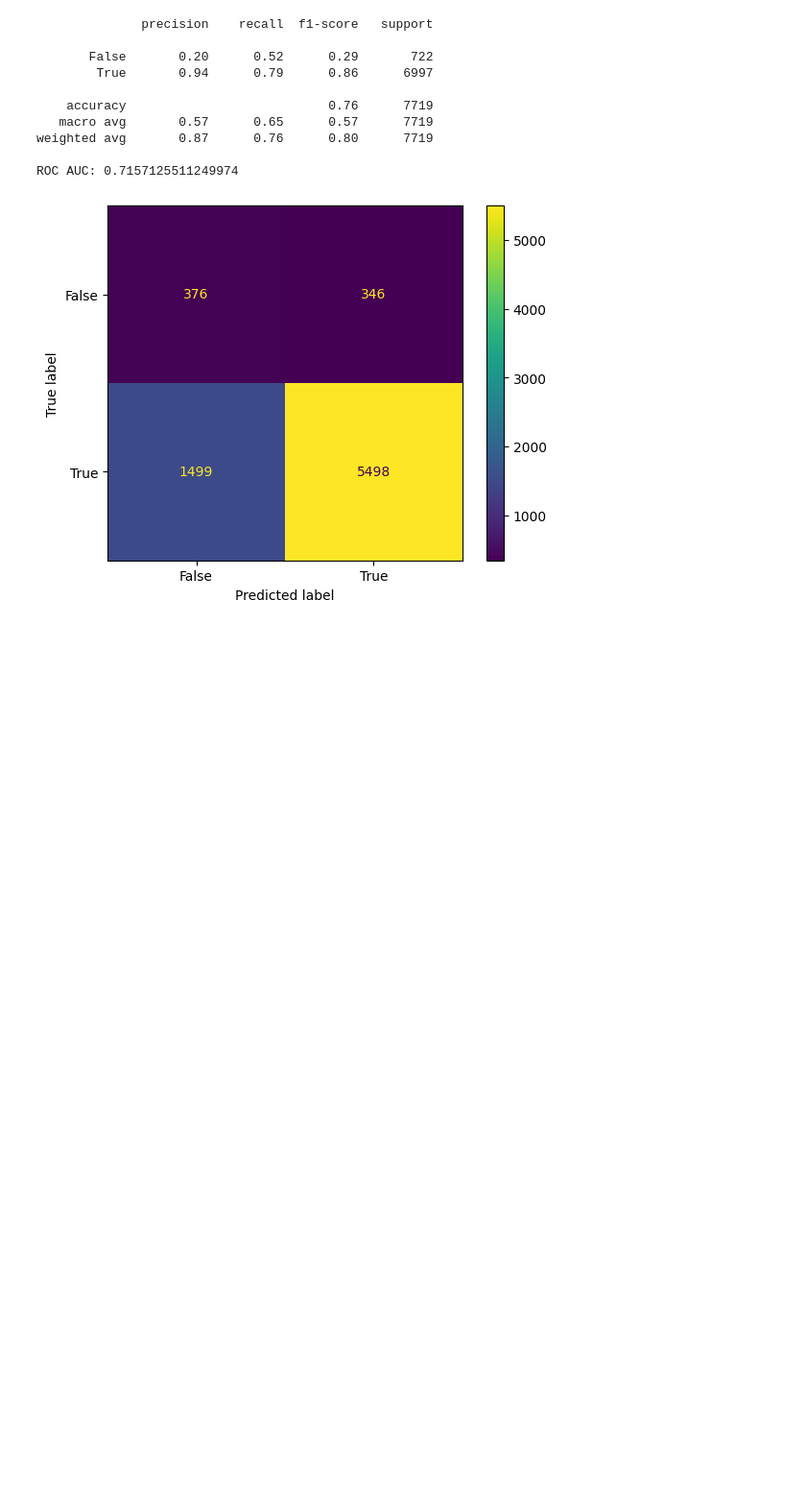
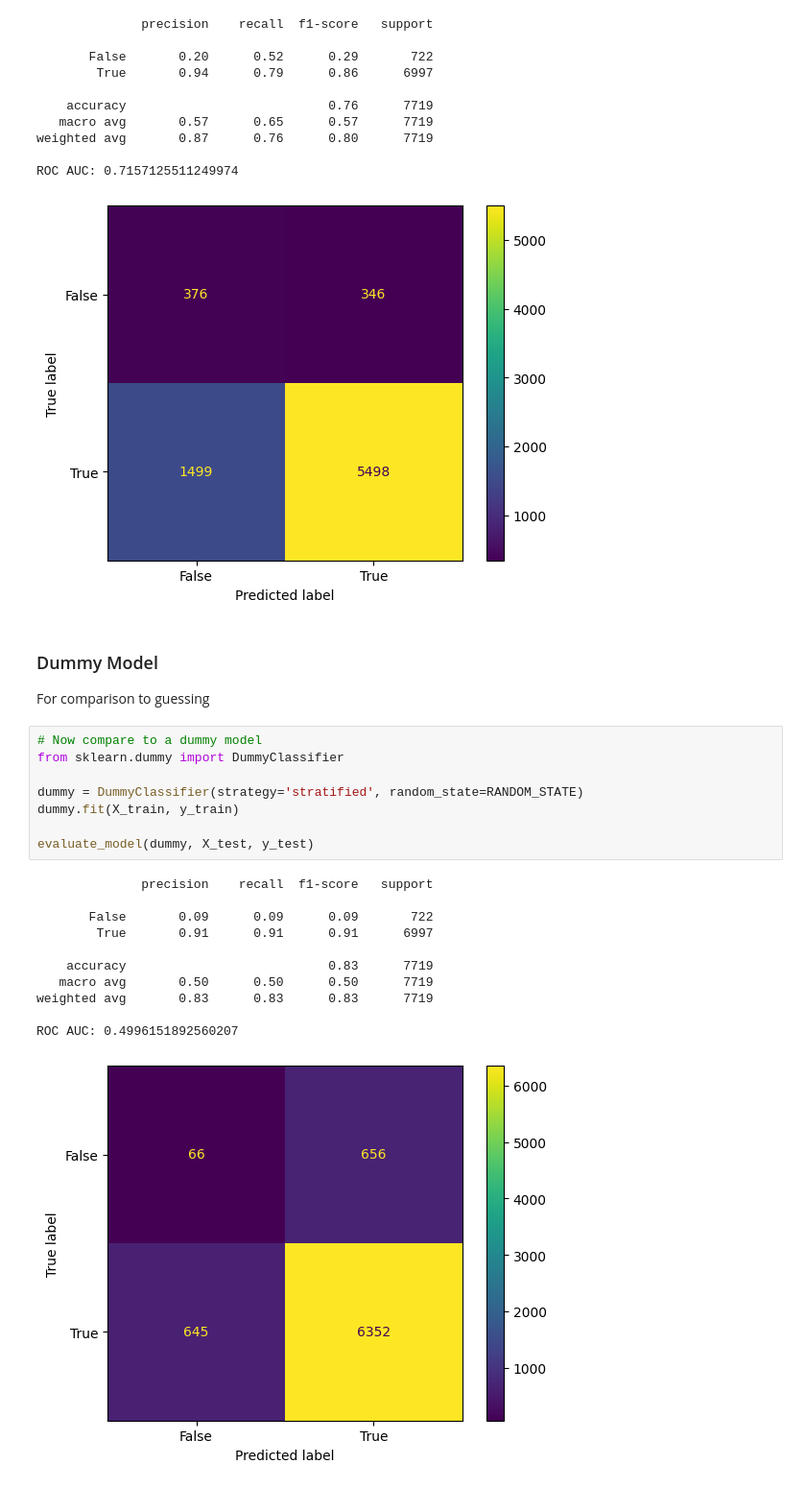
Before and after one commit to schwiet/msai-54315-ai-for-healthcare, a Jupyter notebook: assignment-4-self-learning-tutorial/54315-assignment-5-slt-diag-screening.ipynb, the cells around one changed output. Shown: that part at 96% size. Cells and saved outputs as stored; diff of their text form; blank space fills up the shorter version.

Commit message:
added dummy model to notebook

```diff
--- a/assignment-4-self-learning-tutorial/54315-assignment-5-slt-diag-screening.ipynb
+++ b/assignment-4-self-learning-tutorial/54315-assignment-5-slt-diag-screening.ipynb
@@ -590,3 +590,27 @@ weighted avg       0.87      0.76      0.80      7719
 
 ROC AUC: 0.7157125511249974
 [figure]
+# %% [markdown]
+### Dummy Model
+
+For comparison to guessing
+# %%
+# Now compare to a dummy model
+from sklearn.dummy import DummyClassifier
+
+dummy = DummyClassifier(strategy='stratified', random_state=RANDOM_STATE)
+dummy.fit(X_train, y_train)
+
+evaluate_model(dummy, X_test, y_test)
+# %% [output]
+              precision    recall  f1-score   support
+
+       False       0.09      0.09      0.09       722
+        True       0.91      0.91      0.91      6997
+
+    accuracy                           0.83      7719
+   macro avg       0.50      0.50      0.50      7719
+weighted avg       0.83      0.83      0.83      7719
+
+ROC AUC: 0.4996151892560207
+[figure, added]
```
